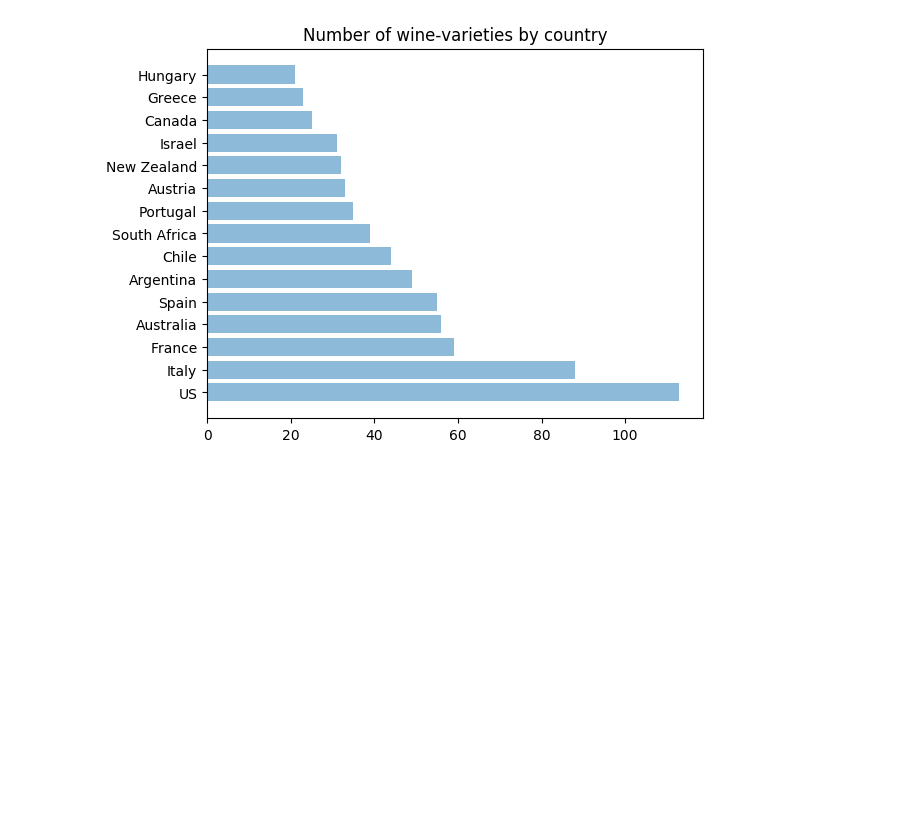
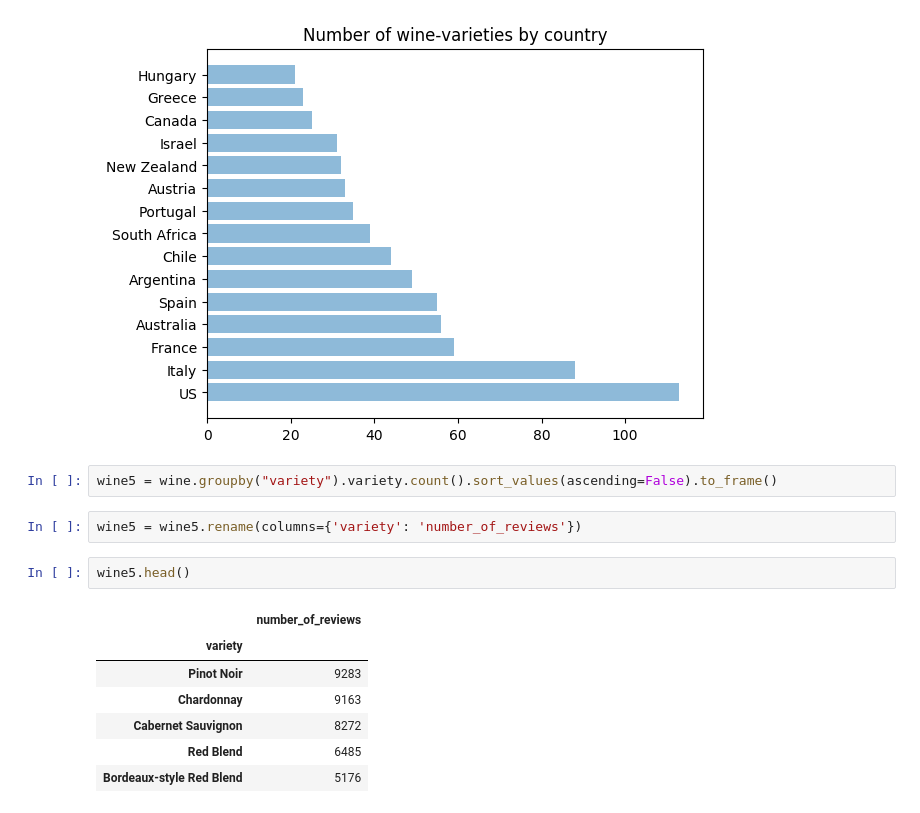
Before and after one commit to pavlafuxova/TFM, a Jupyter notebook: ranking_varieties.ipynb, the cells around one changed output. Drawn from its saved outputs; the diff is of its cells as text; blank space fills up the shorter version.

```diff
--- a/ranking_varieties.ipynb
+++ b/ranking_varieties.ipynb
@@ -410,3 +395,17 @@ plt.title('Number of wine-varieties by country')
 plt.show()
 # %% [output]
 [figure]
+# %%
+wine5 = wine.groupby("variety").variety.count().sort_values(ascending=False).to_frame()
+# %%
+wine5 = wine5.rename(columns={'variety': 'number_of_reviews'})
+# %%
+wine5.head()
+# %% [output]
+|  | number_of_reviews |
+| variety |  |
+| Pinot Noir | 9283 |
+| Chardonnay | 9163 |
+| Cabernet Sauvignon | 8272 |
+| Red Blend | 6485 |
+| Bordeaux-style Red Blend | 5176 |
```
Also changed, not shown: parts of 6 cells of this notebook.
